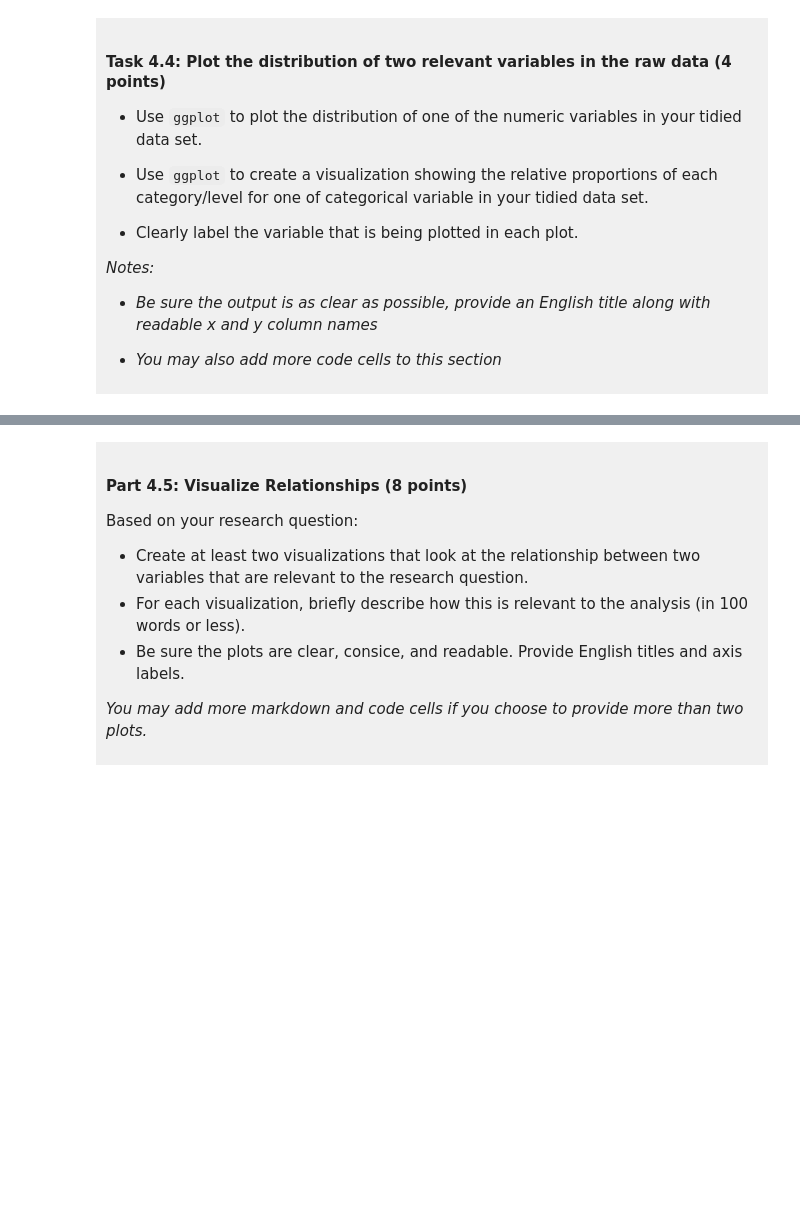
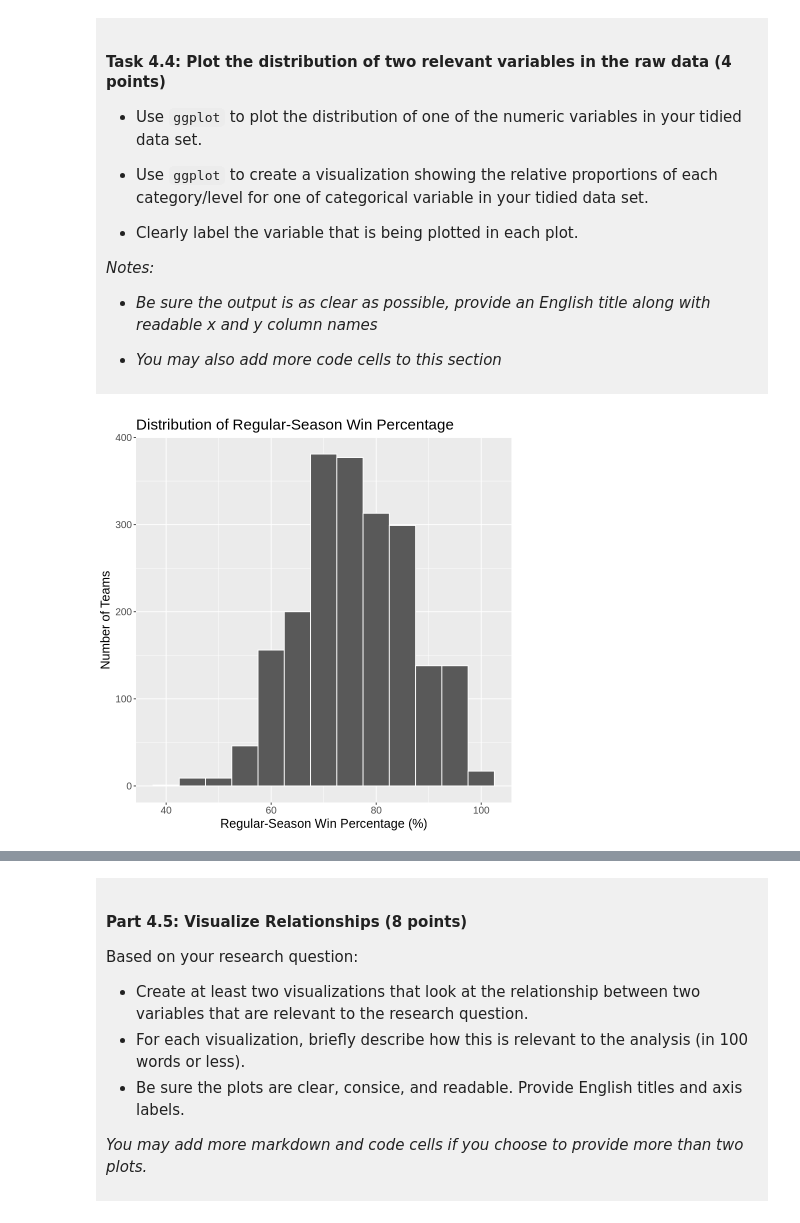
Before and after one commit to chelseaagno/dsci-100-project-chelsea-agno, a Jupyter notebook: dsci-100-project-notebook.ipynb, the cells around one changed output, grey strips where cells are left out. Saved outputs shown, nothing was run; the diff lists cells and outputs as text; code cells hidden in the pictures; blank space fills up the shorter version.

```diff
--- a/dsci-100-project-notebook.ipynb
+++ b/dsci-100-project-notebook.ipynb
@@ -317,5 +362,13 @@ You will refine your research question (if needed) and produce a tidy data set.
 
 </div>
 # %%
-### EDIT THIS CODE CELL FOR PLOT 1 ###
+reg_wins_plot <- women_mm_tidy |>
+    ggplot(aes(x = reg_wins_pct)) +
+    geom_histogram(binwidth = 5, color = "white") +
+    labs(title = "Distribution of Regular-Season Win Percentage", x = "Regular-Season Win Percentage (%)", y = "Number of Teams") +
+    theme(text = element_text(size = 15))
+
+reg_wins_plot
+# %% [output]
+[figure, added]
 # %%
```
Also changed, not shown: parts of 13 cells of this notebook.
